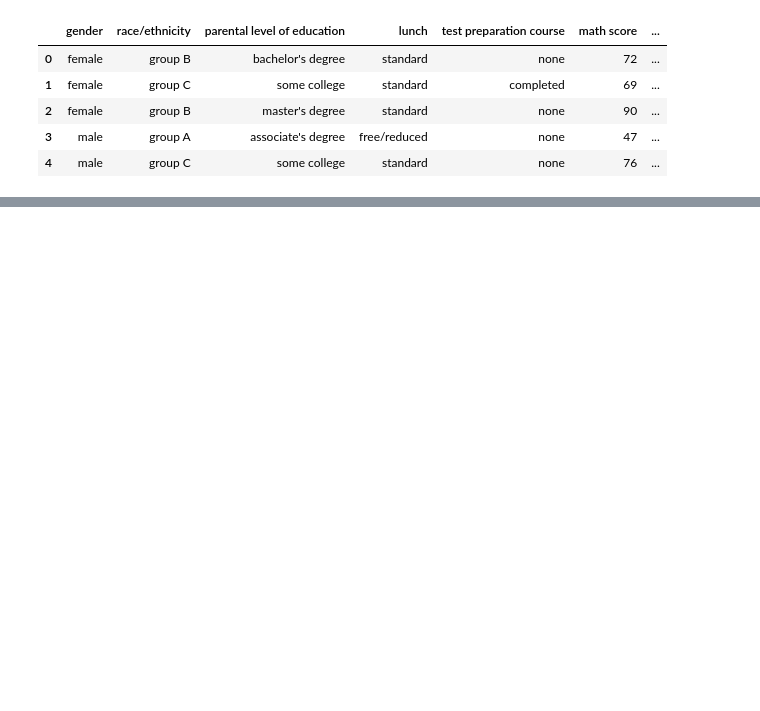
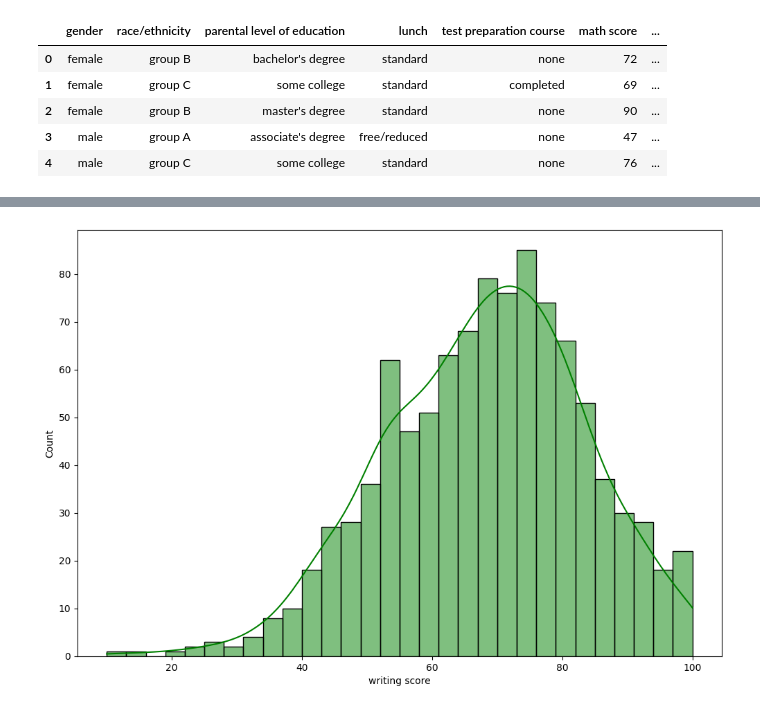
Before and after one commit to therealabhishek/mlproject_endtoend, a Jupyter notebook: src/notebook/eda.ipynb, the cells around one changed output, grey strips where cells are left out. Saved outputs shown, nothing was run; the diff lists cells and outputs as text; code cells hidden in the pictures; blank space fills up the shorter version.

```diff
--- a/src/notebook/eda.ipynb
+++ b/src/notebook/eda.ipynb
@@ -28,0 +260,6 @@ df.head()
+# %%
+plt.figure(figsize=(12,8))
+sns.histplot(data=df,x='writing score',bins=30,kde=True,color='g')
+plt.show()
+# %% [output]
+[figure, added]
```
Also changed, not shown: parts of 42 cells of this notebook, 4 other files.
